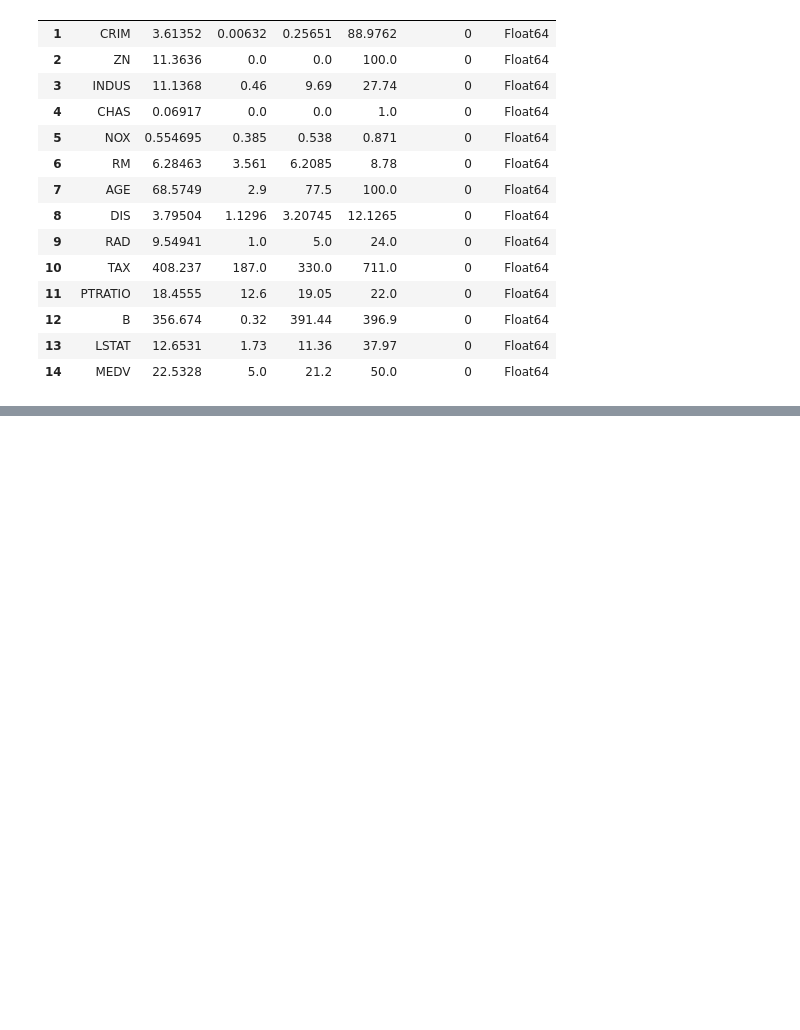
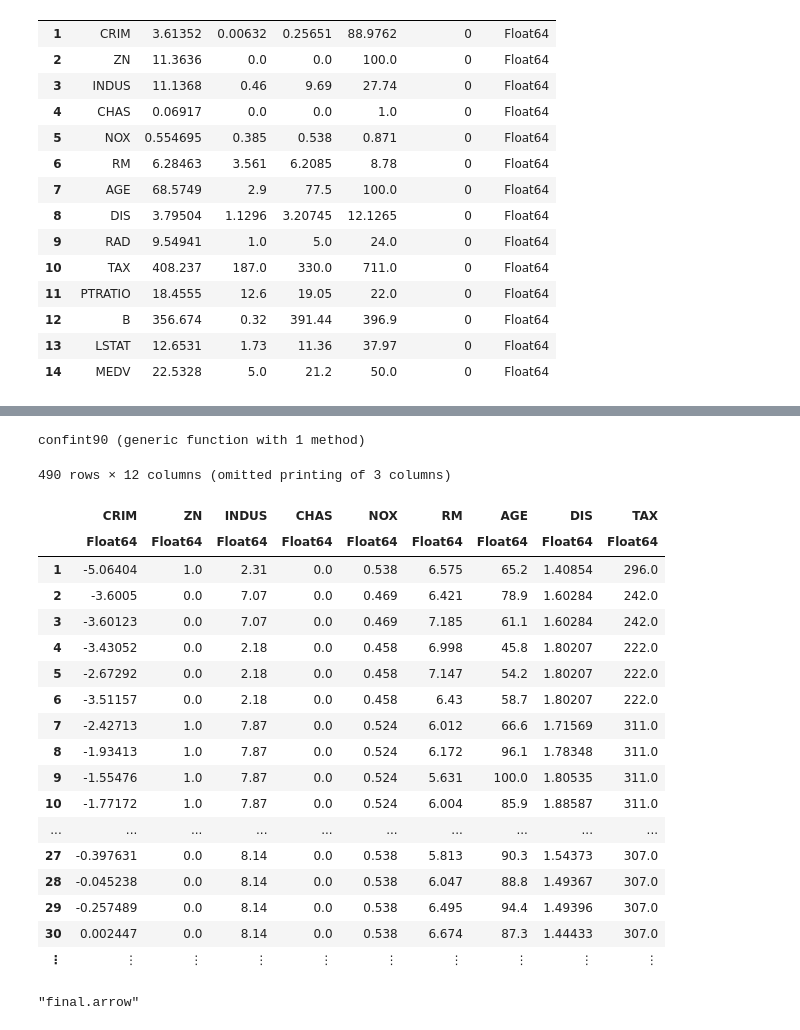
Before and after one commit to yuyichao/explore, a Jupyter notebook: julia/home_live/project1/Project1.ipynb, the cells around one changed output, grey strips where cells are left out. Cells and saved outputs as stored; diff of their text form; code cells hidden in the pictures; blank space fills up the shorter version.

```diff
--- a/julia/home_live/project1/Project1.ipynb
+++ b/julia/home_live/project1/Project1.ipynb
@@ -71,0 +323,7 @@ describe(dataframe)
+# %%
+function confint90(data)
+    bs = bootstrap(mean, data, BalancedSampling(1000))
+    return confint(bs, BasicConfInt(0.9))[1]
+end
+# %% [output]
+confint90 (generic function with 1 method)
@@ -71,0 +347,22 @@ describe(dataframe)
+# %%
+dataframe5 = select(dataframe4, Not(:RAD))
+# %% [output]
+490 rows × 12 columns (omitted printing of 3 columns)
+|  | CRIM | ZN | INDUS | CHAS | NOX | RM | AGE | DIS | TAX |
+|  | Float64 | Float64 | Float64 | Float64 | Float64 | Float64 | Float64 | Float64 | Float64 |
+| 1 | -5.06404 | 1.0 | 2.31 | 0.0 | 0.538 | 6.575 | 65.2 | 1.40854 | 296.0 |
+| 2 | -3.6005 | 0.0 | 7.07 | 0.0 | 0.469 | 6.421 | 78.9 | 1.60284 | 242.0 |
+| 3 | -3.60123 | 0.0 | 7.07 | 0.0 | 0.469 | 7.185 | 61.1 | 1.60284 | 242.0 |
+| 4 | -3.43052 | 0.0 | 2.18 | 0.0 | 0.458 | 6.998 | 45.8 | 1.80207 | 222.0 |
+| 5 | -2.67292 | 0.0 | 2.18 | 0.0 | 0.458 | 7.147 | 54.2 | 1.80207 | 222.0 |
+| 6 | -3.51157 | 0.0 | 2.18 | 0.0 | 0.458 | 6.43 | 58.7 | 1.80207 | 222.0 |
+| 7 | -2.42713 | 1.0 | 7.87 | 0.0 | 0.524 | 6.012 | 66.6 | 1.71569 | 311.0 |
+| 8 | -1.93413 | 1.0 | 7.87 | 0.0 | 0.524 | 6.172 | 96.1 | 1.78348 | 311.0 |
+| 9 | -1.55476 | 1.0 | 7.87 | 0.0 | 0.524 | 5.631 | 100.0 | 1.80535 | 311.0 |
+| 10 | -1.77172 | 1.0 | 7.87 | 0.0 | 0.524 | 6.004 | 85.9 | 1.88587 | 311.0 |
+| ... | ... | ... | ... | ... | ... | ... | ... | ... | ... |
+| 27 | -0.397631 | 0.0 | 8.14 | 0.0 | 0.538 | 5.813 | 90.3 | 1.54373 | 307.0 |
+| 28 | -0.045238 | 0.0 | 8.14 | 0.0 | 0.538 | 6.047 | 88.8 | 1.49367 | 307.0 |
+| 29 | -0.257489 | 0.0 | 8.14 | 0.0 | 0.538 | 6.495 | 94.4 | 1.49396 | 307.0 |
+| 30 | 0.002447 | 0.0 | 8.14 | 0.0 | 0.538 | 6.674 | 87.3 | 1.44433 | 307.0 |
+| ⋮ | ⋮ | ⋮ | ⋮ | ⋮ | ⋮ | ⋮ | ⋮ | ⋮ | ⋮ |
@@ -71,0 +371,4 @@ describe(dataframe)
+# %%
+Arrow.write("final.arrow", dataframe5)
+# %% [output]
+"final.arrow"
```
Also changed, not shown: parts of 25 cells of this notebook, 1 other file.
